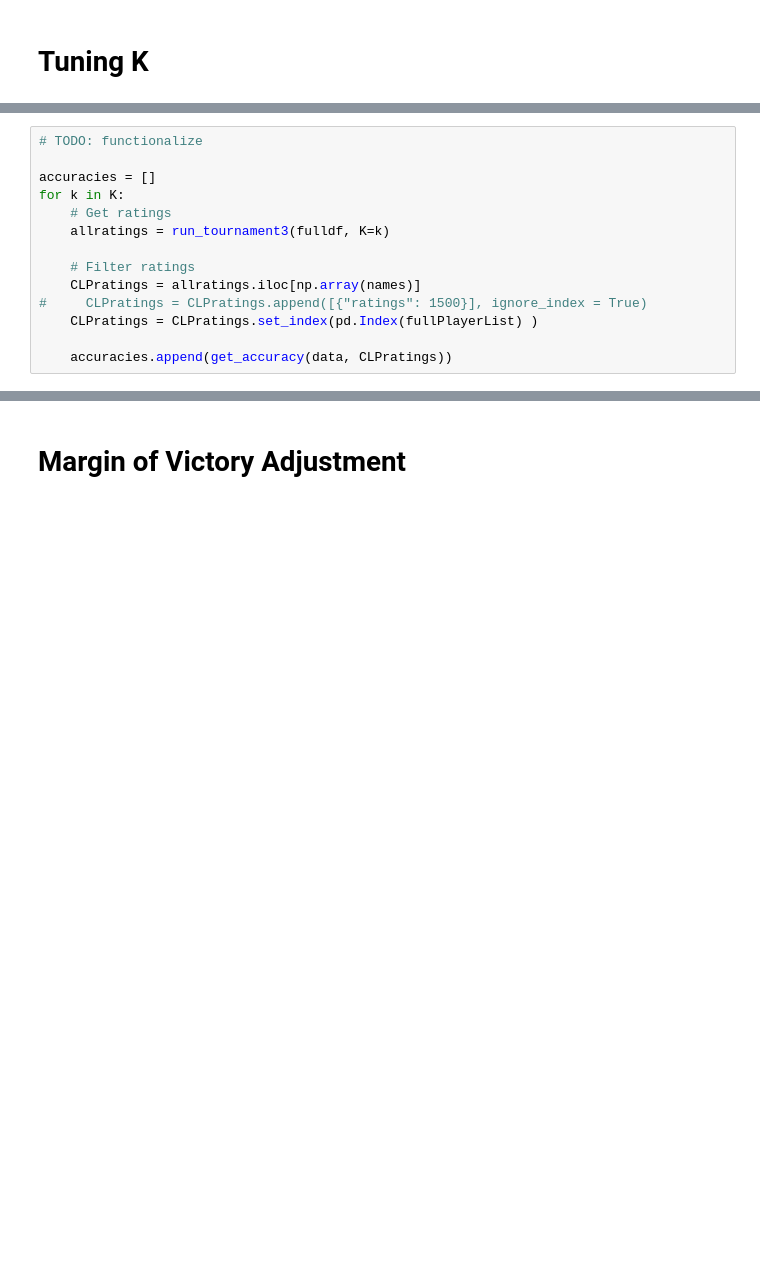
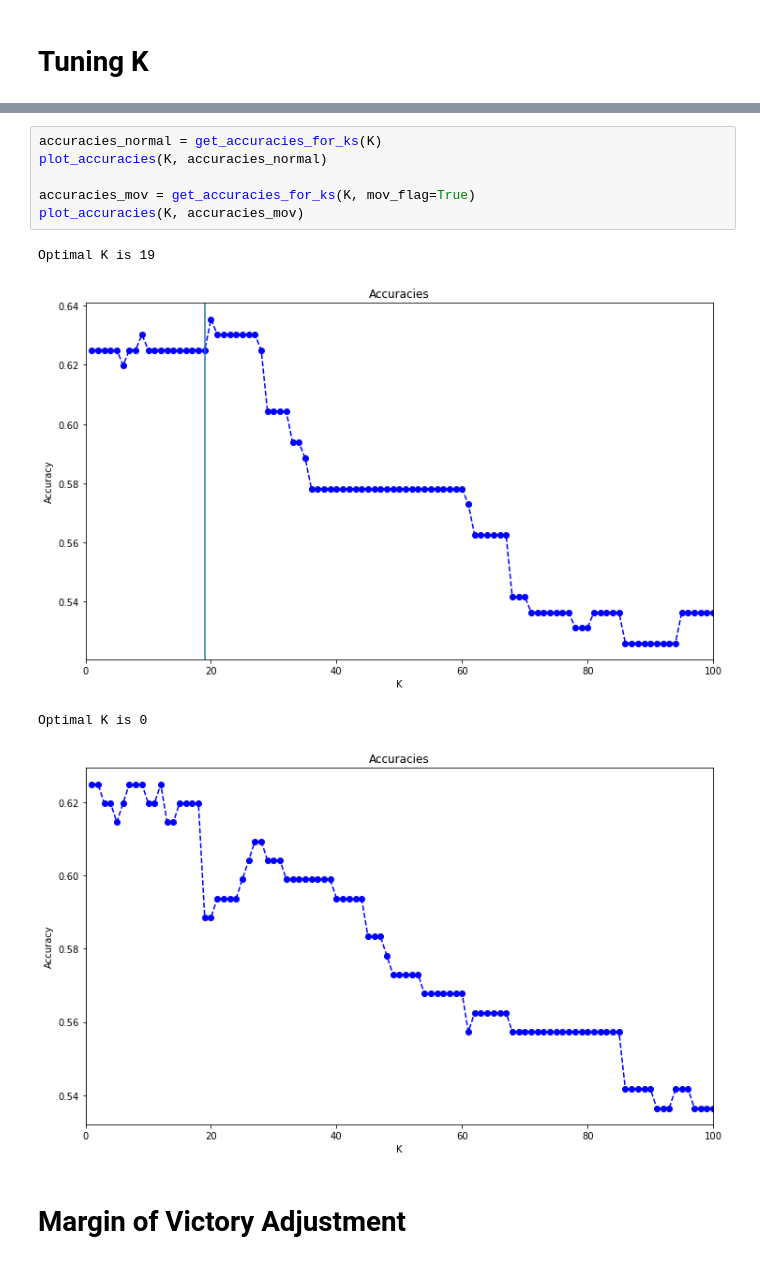
Before and after one commit to sethbilliau/SportsAnalytics, a Jupyter notebook: final/pool.ipynb, the cells around one changed output, grey strips where cells are left out. Drawn from its saved outputs; the diff is of its cells as text; blank space fills up the shorter version.

```diff
--- a/final/pool.ipynb
+++ b/final/pool.ipynb
@@ -502,14 +516,0 @@ get_accuracy(data, CLPratings)
-# %%
-# TODO: functionalize
-
-accuracies = []
-for k in K:
-    # Get ratings
-    allratings = run_tournament3(fulldf, K=k)
-
-    # Filter ratings
-    CLPratings = allratings.iloc[np.array(names)]
-#     CLPratings = CLPratings.append([{"ratings": 1500}], ignore_index = True)
-    CLPratings = CLPratings.set_index(pd.Index(fullPlayerList) )
-
-    accuracies.append(get_accuracy(data, CLPratings))
@@ -528,3 +571,14 @@ Optimal K is 19
+# %%
+accuracies_normal = get_accuracies_for_ks(K)
+plot_accuracies(K, accuracies_normal)
+
+accuracies_mov = get_accuracies_for_ks(K, mov_flag=True)
+plot_accuracies(K, accuracies_mov)
+# %% [output]
+Optimal K is 19
+[figure, added]
+Optimal K is 0
+[figure, added]
 # %% [markdown]
 # Margin of Victory Adjustment
 # %%
```
Also changed, not shown: parts of 40 cells of this notebook.
